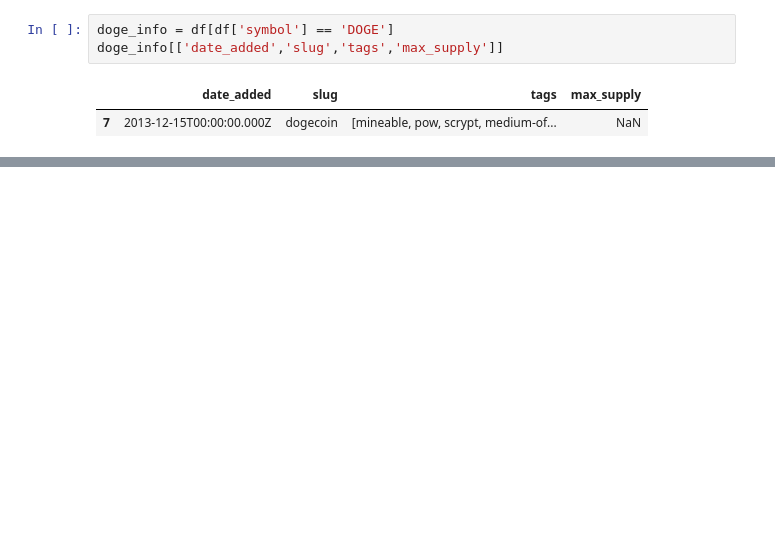
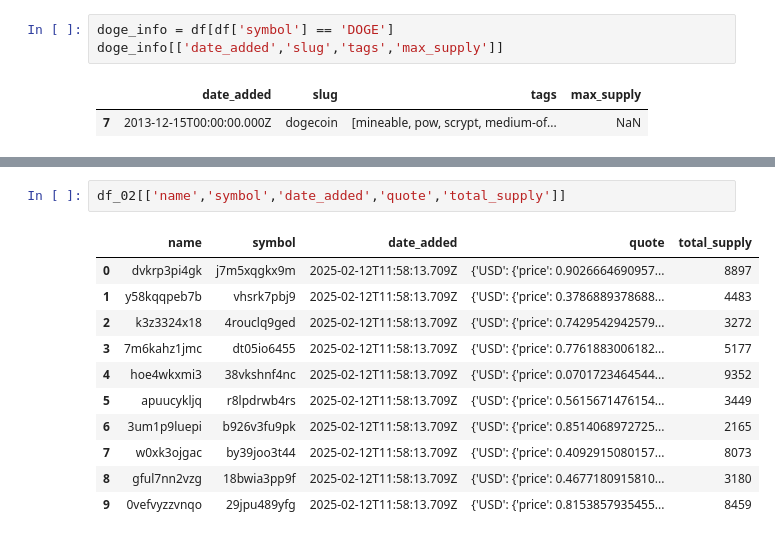
Before and after one commit to ZYusuff/streaming_crypto_group_9, a Jupyter notebook: Explorations/Niclas_eda.ipynb, the cells around one changed output, grey strips where cells are left out. Saved outputs shown, nothing was run; the diff lists cells and outputs as text; blank space fills up the shorter version.

```diff
--- a/Explorations/Niclas_eda.ipynb
+++ b/Explorations/Niclas_eda.ipynb
@@ -204,0 +245,14 @@ except (ConnectionError, Timeout, TooManyRedirects) as e:
+# %%
+df_02[['name','symbol','date_added','quote','total_supply']]
+# %% [output]
+|  | name | symbol | date_added | quote | total_supply |
+| 0 | dvkrp3pi4gk | j7m5xqgkx9m | 2025-02-12T11:58:13.709Z | {'USD': {'price': 0.9026664690957... | 8897 |
+| 1 | y58kqqpeb7b | vhsrk7pbj9 | 2025-02-12T11:58:13.709Z | {'USD': {'price': 0.3786889378688... | 4483 |
+| 2 | k3z3324x18 | 4rouclq9ged | 2025-02-12T11:58:13.709Z | {'USD': {'price': 0.7429542942579... | 3272 |
+| 3 | 7m6kahz1jmc | dt05io6455 | 2025-02-12T11:58:13.709Z | {'USD': {'price': 0.7761883006182... | 5177 |
+| 4 | hoe4wkxmi3 | 38vkshnf4nc | 2025-02-12T11:58:13.709Z | {'USD': {'price': 0.0701723464544... | 9352 |
+| 5 | apuucykljq | r8lpdrwb4rs | 2025-02-12T11:58:13.709Z | {'USD': {'price': 0.5615671476154... | 3449 |
+| 6 | 3um1p9luepi | b926v3fu9pk | 2025-02-12T11:58:13.709Z | {'USD': {'price': 0.8514068972725... | 2165 |
+| 7 | w0xk3ojgac | by39joo3t44 | 2025-02-12T11:58:13.709Z | {'USD': {'price': 0.4092915080157... | 8073 |
+| 8 | gful7nn2vzg | 18bwia3pp9f | 2025-02-12T11:58:13.709Z | {'USD': {'price': 0.4677180915810... | 3180 |
+| 9 | 0vefvyzzvnqo | 29jpu489yfg | 2025-02-12T11:58:13.709Z | {'USD': {'price': 0.8153857935455... | 8459 |
```
Also changed, not shown: parts of 13 cells of this notebook.
